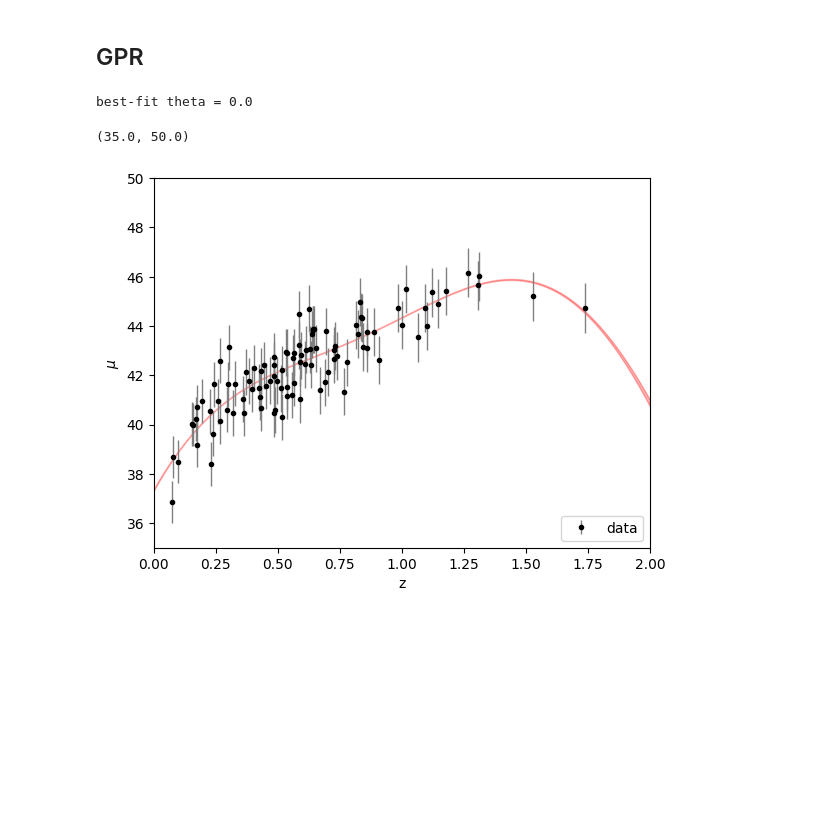
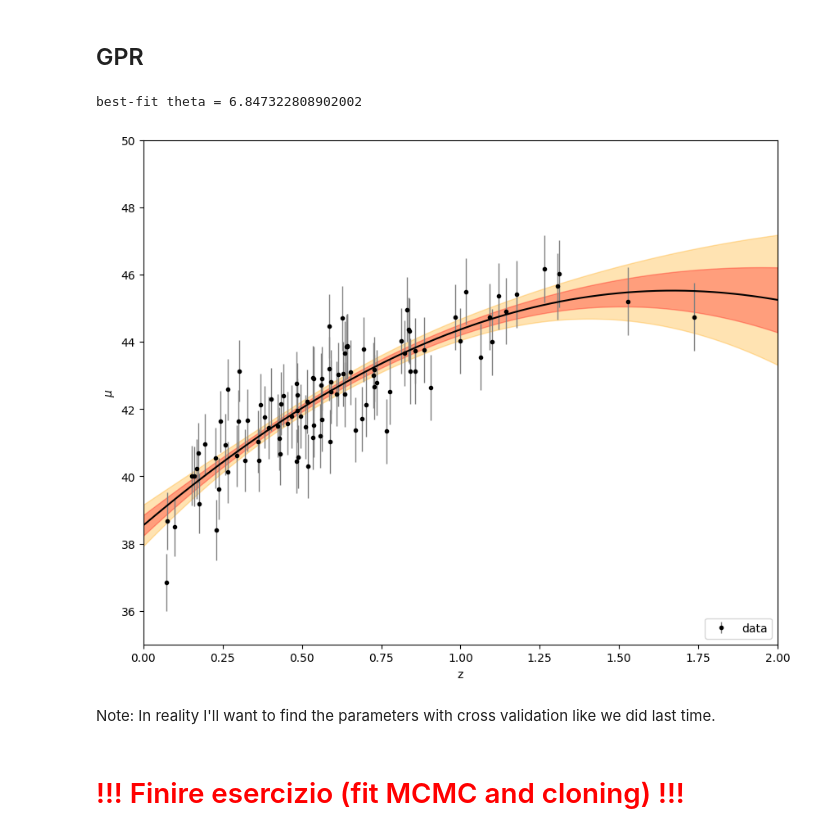
Before and after one commit to GiuliaConti/astrostatistics_bicocca_2024, a Jupyter notebook: working/E16_L18.ipynb, the cells around one changed output. Saved outputs shown, nothing was run; the diff lists cells and outputs as text; code cells hidden in the pictures; blank space fills up the shorter version.

```diff
--- a/working/E16_L18.ipynb
+++ b/working/E16_L18.ipynb
@@ -24,9 +24,9 @@ y = mu_sample[:,np.newaxis]
 from sklearn.gaussian_process import GaussianProcessRegressor, kernels
 from scipy.optimize import fmin_cobyla
 # %%
-kernel = kernels.RBF(5, (1, 10.0))
+kernel = kernels.ConstantKernel(1.0, (1e-3, 1e3)) * kernels.RBF(10, (1e-2, 1e2))
 gp = GaussianProcessRegressor(kernel=kernel,
-                               alpha=(dmu / mu_sample) ** 2,
+                               alpha=dmu ** 2,
                                random_state=0)
 gp.fit(x, mu_sample)
 
@@ -36,17 +36,23 @@ f, f_err = gp.predict(x_grid[:,np.newaxis], return_std=True)
 # we have fit for the `h` parameter: print the result here:
 print("best-fit theta =", gp.kernel_.theta[0])
 # %% [output]
-best-fit theta = 0.0
+best-fit theta = 6.847322808902002
 # %%
+plt.figure(figsize=(10,8))
 plt.errorbar(z_sample, mu_sample, dmu, fmt='.k', ecolor='gray', lw=1,label='data')
-
-plt.fill_between(x_grid, f - 2 * f_err, f + 2 * f_err, color='red', alpha=0.3)
+plt.plot(x_grid,f, color='k')
+plt.fill_between(x_grid, f - 2 * f_err, f + 2 * f_err, color='orange', alpha=0.3)
+plt.fill_between(x_grid, f - 1 * f_err, f + 1 * f_err, color='red', alpha=0.3)
 
 plt.xlabel("z")
 plt.ylabel("$\mu$")
 plt.legend(loc='lower right')
 plt.xlim(0,2)
 plt.ylim(35,50)
+plt.show()
 # %% [output]
-(35.0, 50.0)
-[figure, old version]
+[figure, new version]
+# %% [markdown]
+Note: In reality I'll want to find the parameters with cross validation like we did last time.
+# %% [markdown]
+# <span style="color:red"> !!! Finire esercizio (fit MCMC and cloning) !!! </span>
```
